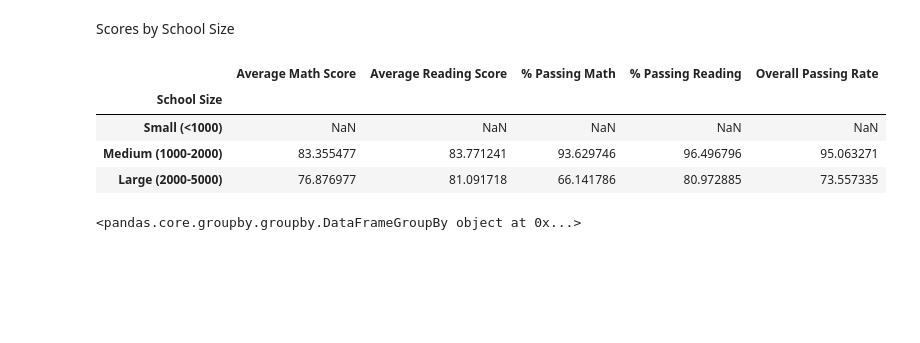
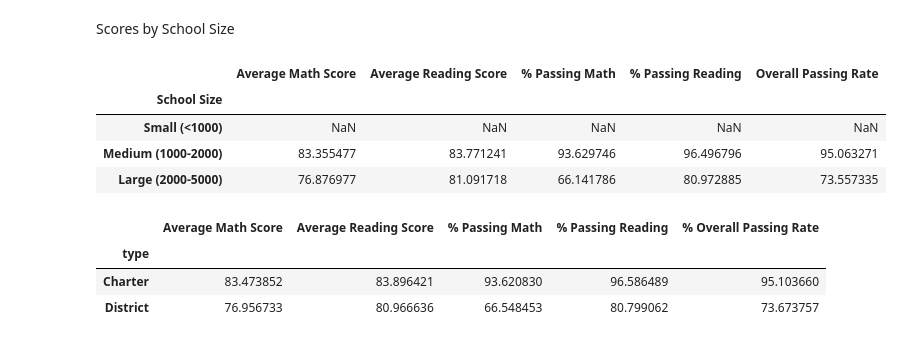
Before and after one commit to kglibrarian/pycityschools, a Jupyter notebook: main.ipynb, the cells around one changed output. Saved outputs shown, nothing was run; the diff lists cells and outputs as text; code cells hidden in the pictures; blank space fills up the shorter version.

```diff
--- a/main.ipynb
+++ b/main.ipynb
@@ -485,19 +493,19 @@ Scores by School Spending
 spending_bins = [0, 585, 615, 645, 675]
 group_names = ["<$585", "$585-615", "$615-645", "$645-675"]
 
-schools_join_countmath_df.head()
-schools_join_countmath_df.dtypes
-#print(schools_join_countmath_df["Per_student_budget"].count())
+schools_summary_noformat_df.head()
+schools_summary_noformat_df.dtypes
+#print(schools_summary_noformat_df["Per_student_budget"].count())
 
 # Replace all NaN values with 0
-#schools_join_countmath_df["Per_student_budget"] = schools_join_countmath_df["Per_student_budget"].fillna(0)
+#schools_summary_noformat_df["Per_student_budget"] = schools_summary_noformat_df["Per_student_budget"].fillna(0)
 
 # Slice the data and place it into bins
-schools_join_countmath_df["Spending Ranges(per Student)"]= pd.cut(schools_join_countmath_df["Per_student_budget"], spending_bins, labels=group_names).head()
-schools_join_countmath_df.head()
+schools_summary_noformat_df["Spending Ranges(per Student)"]= pd.cut(schools_summary_noformat_df["Per_student_budget"], spending_bins, labels=group_names).head()
+schools_summary_noformat_df.head()
 
 # Create a GroupBy object based upon "View Group"
-schools_score_spending = schools_join_countmath_df.groupby("Spending Ranges(per Student)")
+schools_score_spending = schools_summary_noformat_df.groupby("Spending Ranges(per Student)")
 
 # Find how many rows fall into each bin
 #print(schools_score_spending["Per_student_budget"].mean())
@@ -570,45 +578,25 @@ schools_score_size_rename
 # %%
 #Scores by School Type
 
-schools_score_type = schools_join_countmath_df.groupby('type')
-schools_score_type
-
-
-#type_bins = ["charter", "district"]
-#group_names_3 = ["Charter", "District"]
-
-#schools_join_countmath_df['type'] = schools_join_countmath_df['type'].astype('|S80')
-#schools_join_countmath_df.dtypes
-
-#schools_join_countmath_df['type'] = schools_join_countmath_df['type'].to_string
-#schools_join_countmath_df.dtypes
-
-
-
-# Slice the data and place it into bins
-#schools_join_countmath_df["School Type"]= pd.cut(schools_join_countmath_df["type"], type_bins, labels=group_names_3).head()
-#schools_join_countmath_df.head()
-
-# Create a GroupBy object based upon "View Group"
-#schools_score_type = schools_join_countmath_df.groupby("School Type")
-
-# Find how many rows fall into each bin
-#print(schools_score_size["type"].mean())
-
-# Get the average of each column within the GroupBy object
-#schools_score_type_df = schools_score_type[["avg_math_score", "avg_reading_score", "percent_passing_math","percent_passing_reading", "Overall_passing_rate"]].mean()
-
-
+schools_score_type = schools_summary_noformat_df.groupby(['type'])[["type",
+                                                             "avg_math_score",
+                                                             "avg_reading_score",
+                                                             "percent_passing_math",
+                                                             "percent_passing_reading",
+                                                             "Overall_passing_rate"]].mean()
+schools_score_type.head()
 
 
 #Renaming columns in dataframe
-
-#schools_score_type_rename = schools_score_type_df.rename(columns={"avg_math_score":"Average Math Score",
-                                                                         #"avg_reading_score":"Average Reading Score",
-                                                                         #"percent_passing_math":"% Passing Math",
-                                                                         #"percent_passing_reading":"% Passing Reading",
-                                                                         #"Overall_passing_rate":"Overall Passing Rate"})
-
-#schools_score_type_rename
+school_score_type_rename_df = schools_score_type.rename(columns={"type":"School Type",
+                                                             "avg_math_score": "Average Math Score",
+                                                             "avg_reading_score": "Average Reading Score",
+                                                             "percent_passing_math": "% Passing Math",
+                                                             "percent_passing_reading": "% Passing Reading",
+                                                             "Overall_passing_rate": "% Overall Passing Rate"})
+school_score_type_rename_df
 # %% [output]
-<pandas.core.groupby.groupby.DataFrameGroupBy object at 0x...>
+|  | Average Math Score | Average Reading Score | % Passing Math | % Passing Reading | % Overall Passing Rate |
+| type |  |  |  |  |  |
+| Charter | 83.473852 | 83.896421 | 93.620830 | 96.586489 | 95.103660 |
+| District | 76.956733 | 80.966636 | 66.548453 | 80.799062 | 73.673757 |
```
Also changed, not shown: parts of 1 cell of this notebook.
